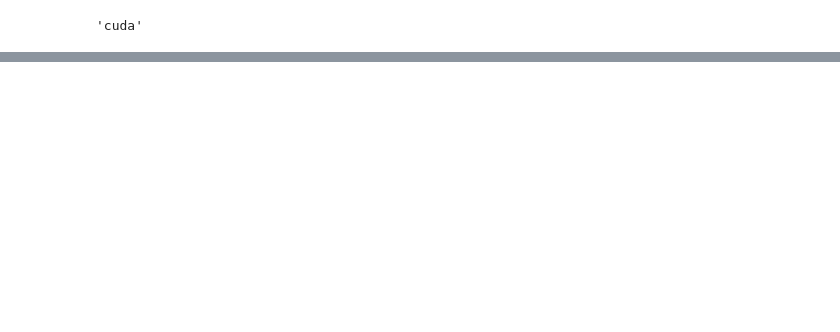
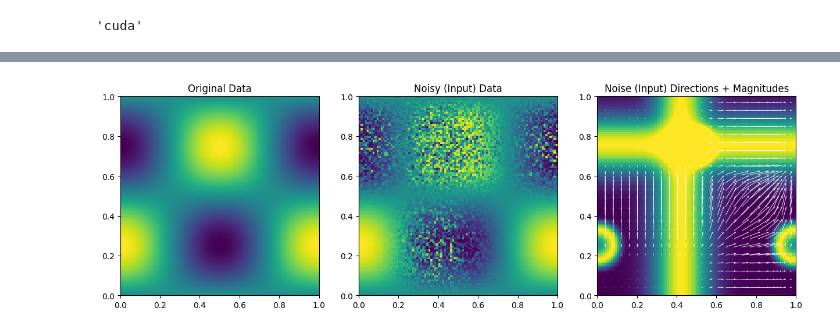
Before and after one commit to Dakantz/ParamInter, a Jupyter notebook: ucq/exploration.ipynb, the cells around one changed output, grey strips where cells are left out. Drawn from its saved outputs; the diff is of its cells as text; code cells hidden in the pictures; blank space fills up the shorter version.

```diff
--- a/ucq/exploration.ipynb
+++ b/ucq/exploration.ipynb
@@ -110,3 +22,65 @@ cleaned
+# %%
+from seaborn import cm
+from noise import ColumnBasedNoiser, SingleModeColumnNoiser, SingleModeGlobalNoiser
+import matplotlib.pyplot as plt
+
+test_x1 = t.linspace(0, 1, 100)
+test_x2 = t.linspace(0, 1, 100)
+test_X = t.stack(t.meshgrid(test_x1, test_x2), dim=-1).reshape(-1, 2)
+
+
+def test_f(x):
+    return t.sin(x[:, 0] * 2 * t.pi) * t.cos(x[:, 1] * 2 * t.pi)
+
+
+test_y = test_f(test_X)
+
+test_full = t.stack([test_X[:, 0], test_X[:, 1], test_y], dim=-1)
+
+test_noiser = SingleModeGlobalNoiser(noise_level=0.2, seed=42)
+test_noisy, noise_levels = test_noiser.add_noise(test_full)
+
+
+plts, axs = plt.subplots(1, 3, figsize=(15, 5))
+
+axs[0].imshow(
+    test_y.reshape(100, 100).cpu(), extent=(0, 1, 0, 1), origin="lower", cmap="viridis"
+)
+axs[0].set_title("Original Data")
+
+axs[1].imshow(
+    test_f(test_noisy[:, :2]).reshape(100, 100).cpu(),
+    extent=(0, 1, 0, 1),
+    origin="lower",
+    cmap="viridis",
+)
+axs[1].set_title("Noisy (Input) Data")
+
+noise_levels_r = noise_levels.reshape(100, 100, -1)
+noise_levels_magnitude = t.linalg.norm(noise_levels_r, dim=-1)
+axs[2].imshow(
+    noise_levels_magnitude.cpu(),
+    extent=(0, 1, 0, 1),
+    origin="lower",
+    cmap="viridis",
+    vmin=0,
+    vmax=1,
+)
+subsampling = 4
+axs[2].quiver(
+    test_X.reshape(100, 100, 2)[::subsampling, ::subsampling, 0].cpu(),
+    test_X.reshape(100, 100, 2)[::subsampling, ::subsampling, 1].cpu(),
+    noise_levels_r[::subsampling, ::subsampling, 0].cpu(),
+    noise_levels_r[::subsampling, ::subsampling, 1].cpu(),
+    color="white",
+    scale=10,
+)
+
+axs[2].set_title("Noise (Input) Directions + Magnitudes")
+
+plt.show()
+# %% [output]
+[figure, added]
 # %%
 import noise
 import models
```
Also changed, not shown: parts of 22 cells of this notebook, 8 other files.
